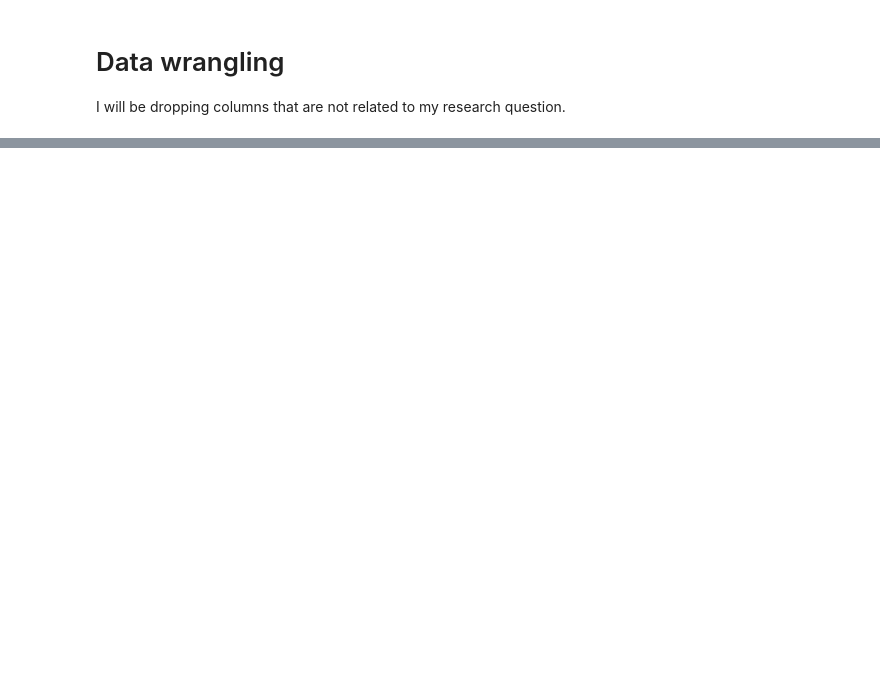
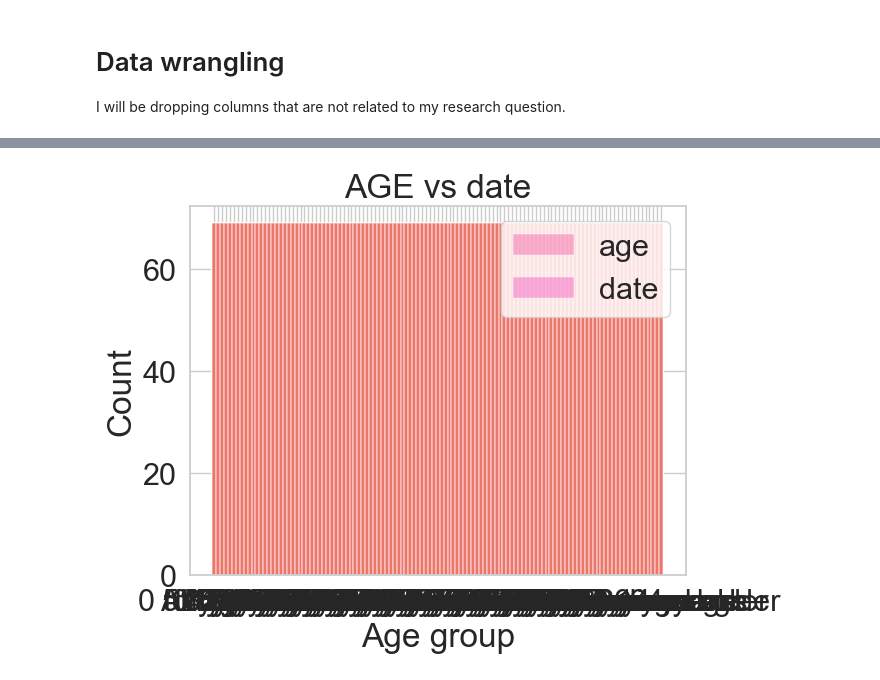
Before and after one commit to ubco-W2022T2-data301/project-group-group01, a Jupyter notebook: analysis/Katrinaanalysis3.ipynb, the cells around one changed output, grey strips where cells are left out. Saved outputs shown, nothing was run; the diff lists cells and outputs as text; code cells hidden in the pictures; blank space fills up the shorter version.

```diff
--- a/analysis/Katrinaanalysis3.ipynb
+++ b/analysis/Katrinaanalysis3.ipynb
@@ -177,0 +255,6 @@ NameError: name 'missingno' is not defined
+# %%
+    sns.histplot(data=PE_Wrangled, x='Age group', hue='REF_DATE').set_title("AGE vs date")
+    plt.legend(labels=['age', 'date'])
+    plt.show()
+# %% [output]
+[figure, added]
```
Also changed, not shown: parts of 28 cells of this notebook.
